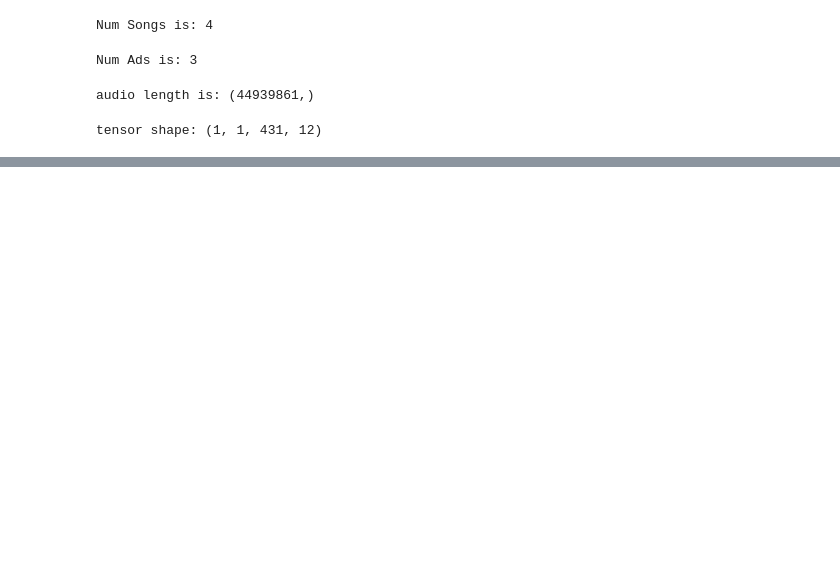
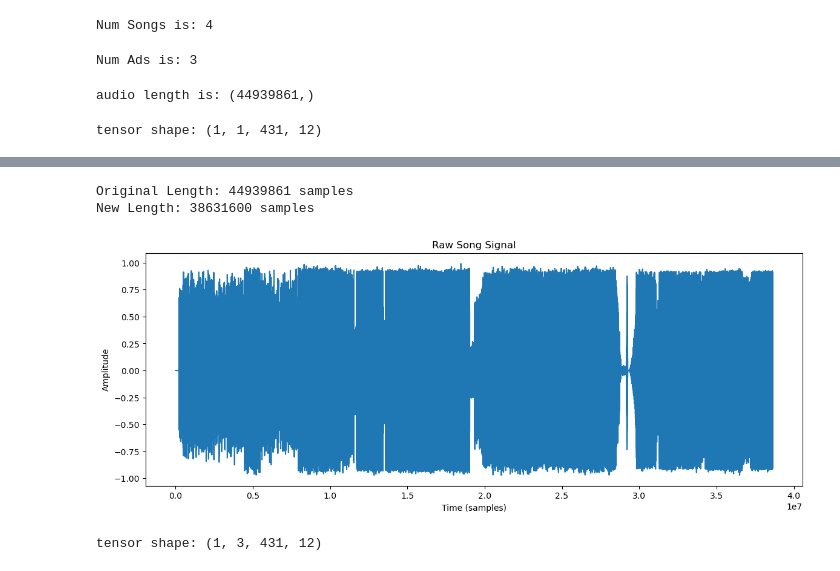
Before and after one commit to sion23/radio-adblock, a Jupyter notebook: cnn_test_complex.ipynb, the cells around one changed output, grey strips where cells are left out. Saved outputs shown, nothing was run; the diff lists cells and outputs as text; code cells hidden in the pictures; blank space fills up the shorter version.

```diff
--- a/cnn_test_complex.ipynb
+++ b/cnn_test_complex.ipynb
@@ -186,0 +267,54 @@ plt.show()
+# %%
+# remove Ads (MFCC)
+audio_out_mfcc = []
+audio_out_mfcc.extend(audio[0:win_length])
+song_val = [1]
+threshold = win_div//2
+for i in range(win_div, len(audio_eval_mfcc) - win_div):
+    count = 0
+    for j in range(i-(win_div//2), i+(win_div//2)):
+        if(audio_eval_mfcc[j] == song_val):
+            count += 1
+    # if majority of overlapping windows say song
+    if(count > threshold):
+        audio_out_mfcc.extend(audio[(window_stride*i):(window_stride*(i+1))])
+
+print(f"Original Length: {len(audio)} samples")
+print(f"New Length: {len(audio_out_mfcc)} samples")
+
+plt.figure(figsize=(14, 5))
+plt.plot(audio_out_mfcc)
+plt.xlabel('Time (samples)')
+plt.ylabel('Amplitude')
+plt.title('Raw Song Signal')
+plt.show()
+
+audio_out_mfcc = np.array(audio_out_mfcc, dtype=np.float32)
+wavfile.write(os.path.join("testing_audio", "mfcc_output.wav"), sr, audio_out_mfcc)
+# %% [output]
+Original Length: 44939861 samples
+New Length: 38631600 samples
+[figure, added]
+# %%
+# evaluate audio (MFCC + delta)
+temp = librosa.feature.mfcc(y=audio[0:win_length], sr=sr, n_mfcc=13)[1:].T
+mfccs_d = np.empty((1, 3, temp.shape[0], temp.shape[1]), dtype=np.float32)
+print(f"tensor shape: {mfccs_d.shape}")
+
+audio_eval_mfcc_d = []
+song_confidence_mfcc_d = []
+ad_confidence_mfcc_d = []
+
+for i in range(0, len(audio) - win_length, window_stride):
+    window = get_window(audio, i, win_length)
+    mfccs_d[0][0] = librosa.feature.mfcc(y=window, sr=sr, n_mfcc=13)[1:].T
+    mfccs_d[0][1] = librosa.feature.delta(mfccs_d[0][0].T).T
+    mfccs_d[0][2] = librosa.feature.delta(mfccs_d[0][0].T, order=2).T
+    mfccs_tensor = torch.tensor(mfccs_d, dtype=torch.float32)
+    output = model_mfcc_d(mfccs_tensor)
+    prediction = torch.max(output.data, 1)
+    audio_eval_mfcc_d.append([0 if x == 0 else 1 for x in prediction.indices])
+    ad_confidence_mfcc_d.append(output.data[0][0])
+    song_confidence_mfcc_d.append(output.data[0][1])
+# %% [output]
+tensor shape: (1, 3, 431, 12)
```
Also changed, not shown: parts of 9 cells of this notebook, 2 other files.
